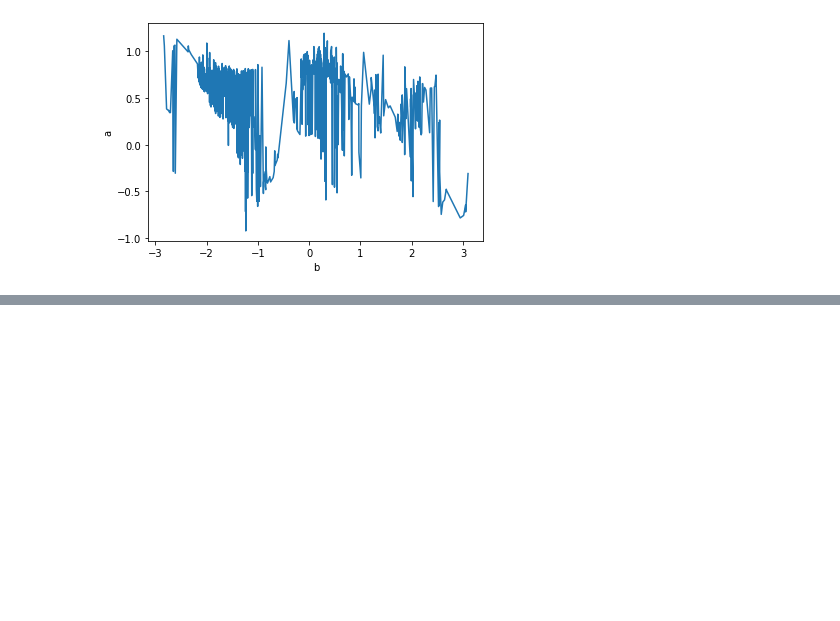
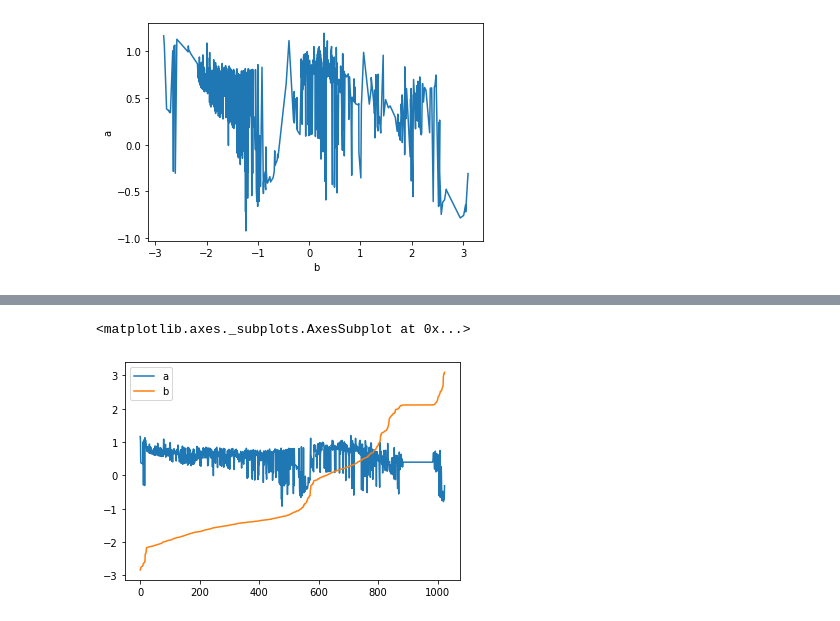
Before and after one commit to Tclack88/Lambda, a Jupyter notebook: CS/pre-endorsement-sprint/puzzle.ipynb, the cells around one changed output, grey strips where cells are left out. Saved outputs shown, nothing was run; the diff lists cells and outputs as text; code cells hidden in the pictures; blank space fills up the shorter version.

```diff
--- a/CS/pre-endorsement-sprint/puzzle.ipynb
+++ b/CS/pre-endorsement-sprint/puzzle.ipynb
@@ -53,0 +67,8 @@ sb.pairplot(df1)
+# %%
+df5 = df.sort_values('b')
+df5 = df5.reset_index()
+df5 = df5[['a','b']]
+df5.plot()
+# %% [output]
+<matplotlib.axes._subplots.AxesSubplot at 0x...>
+[figure, added]
```
Also changed, not shown: parts of 20 cells of this notebook.
